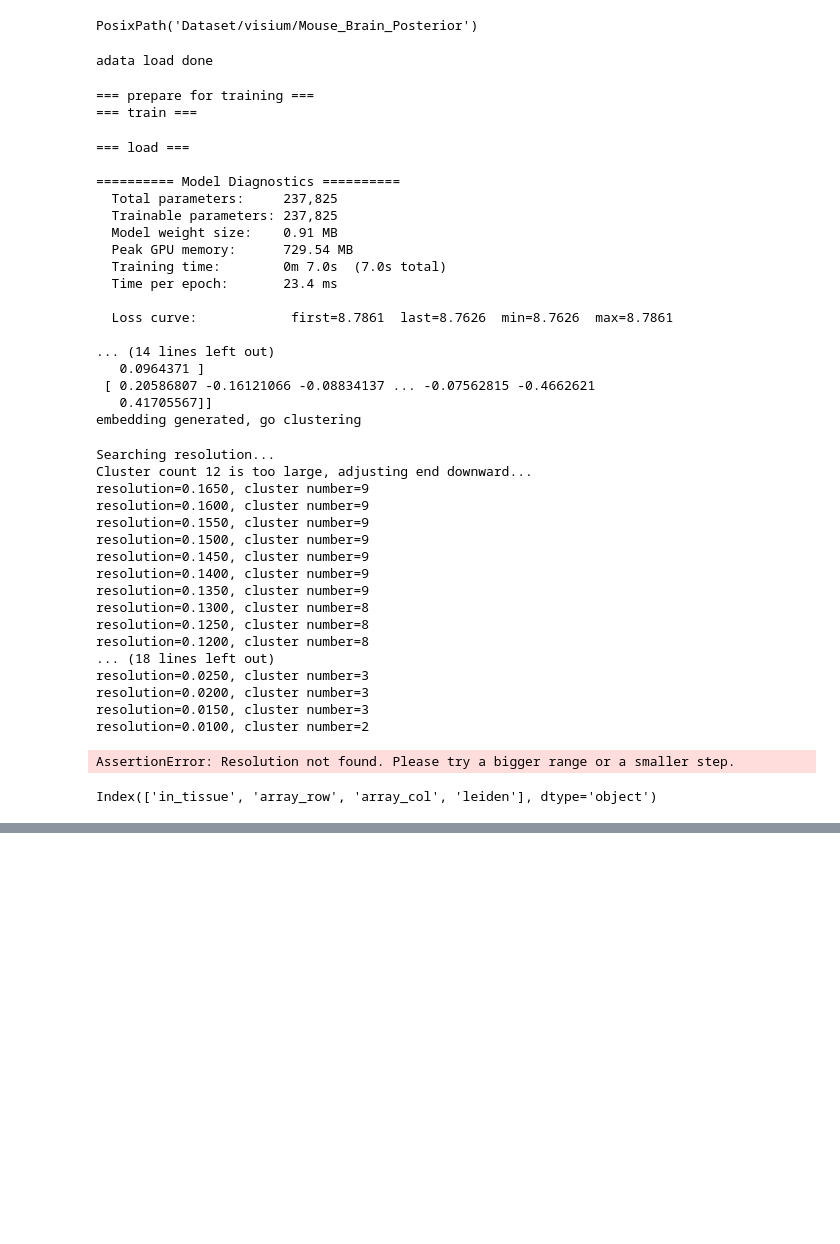
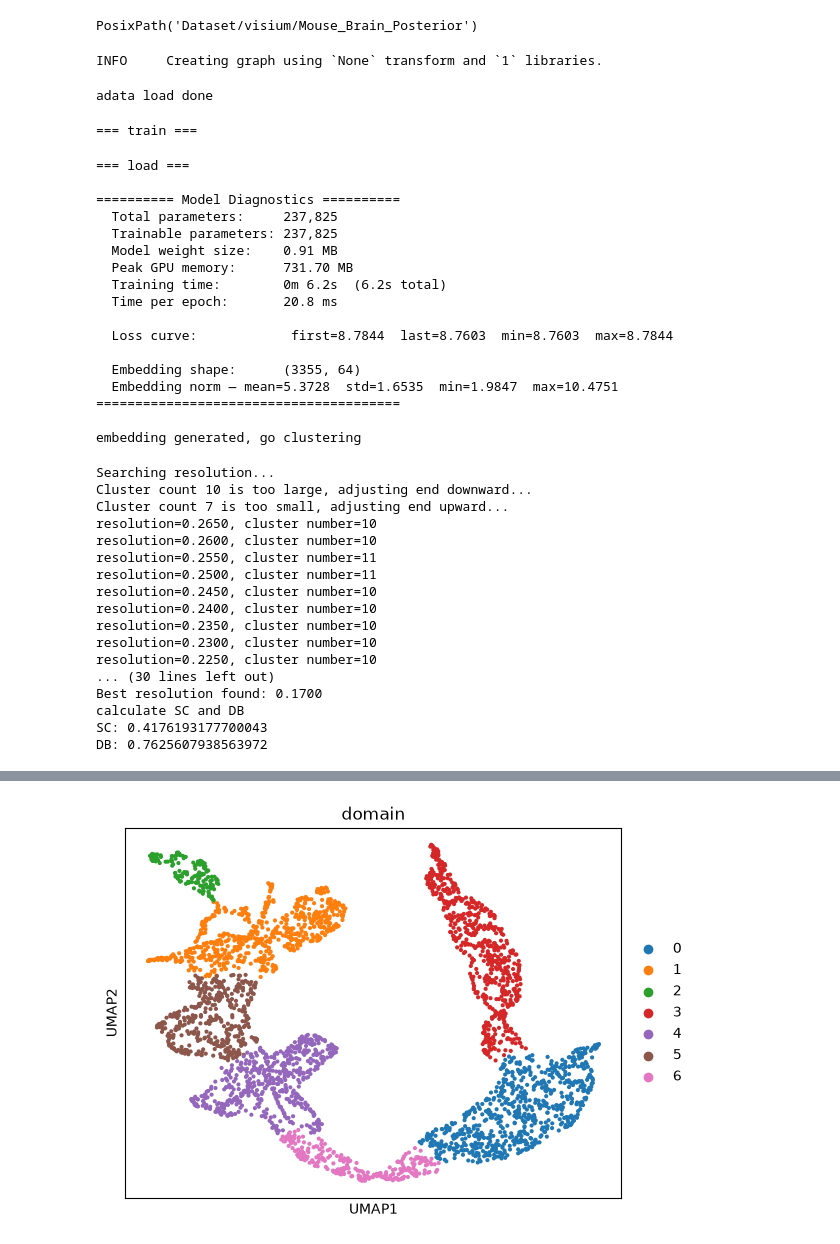
Before and after one commit to Guminola/STAGM, a Jupyter notebook: Test-2.ipynb, the cells around one changed output, grey strips where cells are left out. Saved outputs shown, nothing was run; the diff lists cells and outputs as text; code cells hidden in the pictures; blank space fills up the shorter version.

```diff
--- a/Test-2.ipynb
+++ b/Test-2.ipynb
@@ -47,6 +48,7 @@ class ModelConfig:
     shuffle_ind: int
     d_state: int
     d_conv: int
+    bidirectional: bool
 
 
 # Dataclass for the configuration of the dataset
@@ -79,10 +81,11 @@ model_config = ModelConfig(
     num_neigh=5,
     k=80,
     dropout=0.0,
-    order_by_degree=False,
+    order_by_degree=True,
     shuffle_ind=0,
     d_state=16,
     d_conv=4,
+    bidirectional=True
 )
 
 
@@ -99,7 +102,7 @@ data_path
 PosixPath('Dataset/visium/Mouse_Brain_Posterior')
 # %%
 # Load the AnnData object using the specified parameters
-adata: AnnData = LoadSingle10xAdata(
+adata: AnnData = SingleAdataLoader(
     path=str(data_path),
     n_neighbors=model_config.num_neigh,
     n_top_genes=model_config.num_gene,
@@ -107,7 +110,8 @@ adata: AnnData = LoadSingle10xAdata(
     label=args.label,
 ).run()
 # %% [output]
-adata load done
+INFO     Creating graph using `None` transform and `1` libraries.
+adata load done
 # %%
 # Initialize the STAGM model with the specified parameters and assign the loaded AnnData object to it
 stagm = STAGM(args=args, config=model_config, single=False, refine=False)
@@ -115,7 +119,6 @@ stagm.adata = adata
 # %%
 stagm.train()
 # %% [output]
-=== prepare for training ===
 === train ===
 # %%
 # Evaluate the STAGM model
@@ -127,40 +130,39 @@ stagm.eva()
   Total parameters:     237,825
   Trainable parameters: 237,825
   Model weight size:    0.91 MB
-  Peak GPU memory:      729.54 MB
-  Training time:        0m 7.0s  (7.0s total)
-  Time per epoch:       23.4 ms
+  Peak GPU memory:      731.70 MB
+  Training time:        0m 6.2s  (6.2s total)
+  Time per epoch:       20.8 ms
 
-  Loss curve:            first=8.7861  last=8.7626  min=8.7626  max=8.7861
+  Loss curve:            first=8.7844  last=8.7603  min=8.7603  max=8.7844
 
-... (14 lines left out)
-   0.0964371 ]
- [ 0.20586807 -0.16121066 -0.08834137 ... -0.07562815 -0.4662621
-   0.41705567]]
+  Embedding shape:      (3355, 64)
+  Embedding norm — mean=5.3728  std=1.6535  min=1.9847  max=10.4751
+=======================================
+
 embedding generated, go clustering
 # %%
 # Perform clustering using the trained STAGM model
 stagm.cluster(args.label)
 # %% [output]
 Searching resolution...
-Cluster count 12 is too large, adjusting end downward...
-resolution=0.1650, cluster number=9
-resolution=0.1600, cluster number=9
-resolution=0.1550, cluster number=9
-resolution=0.1500, cluster number=9
-resolution=0.1450, cluster number=9
-resolution=0.1400, cluster number=9
-resolution=0.1350, cluster number=9
-resolution=0.1300, cluster number=8
-resolution=0.1250, cluster number=8
-resolution=0.1200, cluster number=8
-... (18 lines left out)
-resolution=0.0250, cluster number=3
-resolution=0.0200, cluster number=3
-resolution=0.0150, cluster number=3
-resolution=0.0100, cluster number=2
+Cluster count 10 is too large, adjusting end downward...
+Cluster count 7 is too small, adjusting end upward...
+resolution=0.2650, cluster number=10
+resolution=0.2600, cluster number=10
+resolution=0.2550, cluster number=11
+resolution=0.2500, cluster number=11
+resolution=0.2450, cluster number=10
+resolution=0.2400, cluster number=10
+resolution=0.2350, cluster number=10
+resolution=0.2300, cluster number=10
+resolution=0.2250, cluster number=10
+... (30 lines left out)
+Best resolution found: 0.1700
+calculate SC and DB
+SC: 0.4176193177700043
+DB: 0.7625607938563972
-AssertionError: Resolution not found. Please try a bigger range or a smaller step.
-# %%
-print(stagm.adata.obs.columns)
-# %% [output]
-Index(['in_tissue', 'array_row', 'array_col', 'leiden'], dtype='object')
+# %%
+# Draw the spatial visualization of the clusters
+stagm.draw_umap()
+# %% [output]
@@ -166,0 +171 @@ Index(['in_tissue', 'array_row', 'array_col', 'leiden'], dtype='object')
+[figure, added]
```
Also changed, not shown: parts of 3 cells of this notebook, 7 other files.
